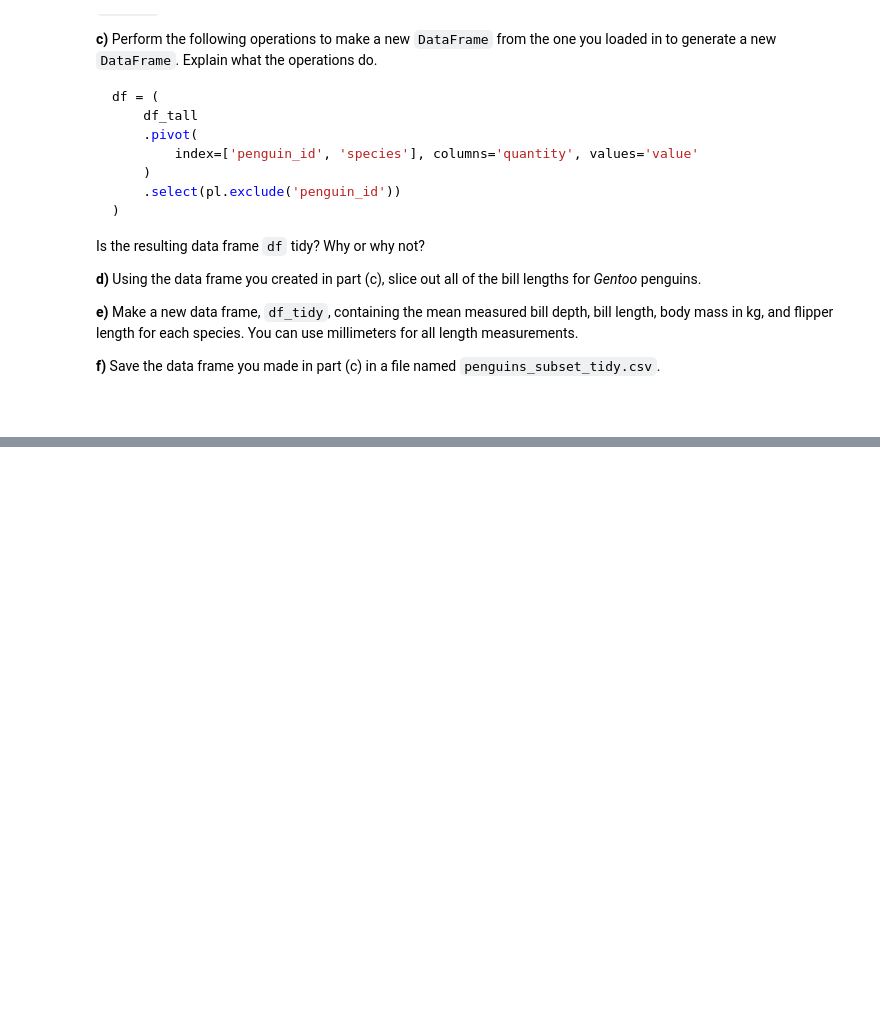
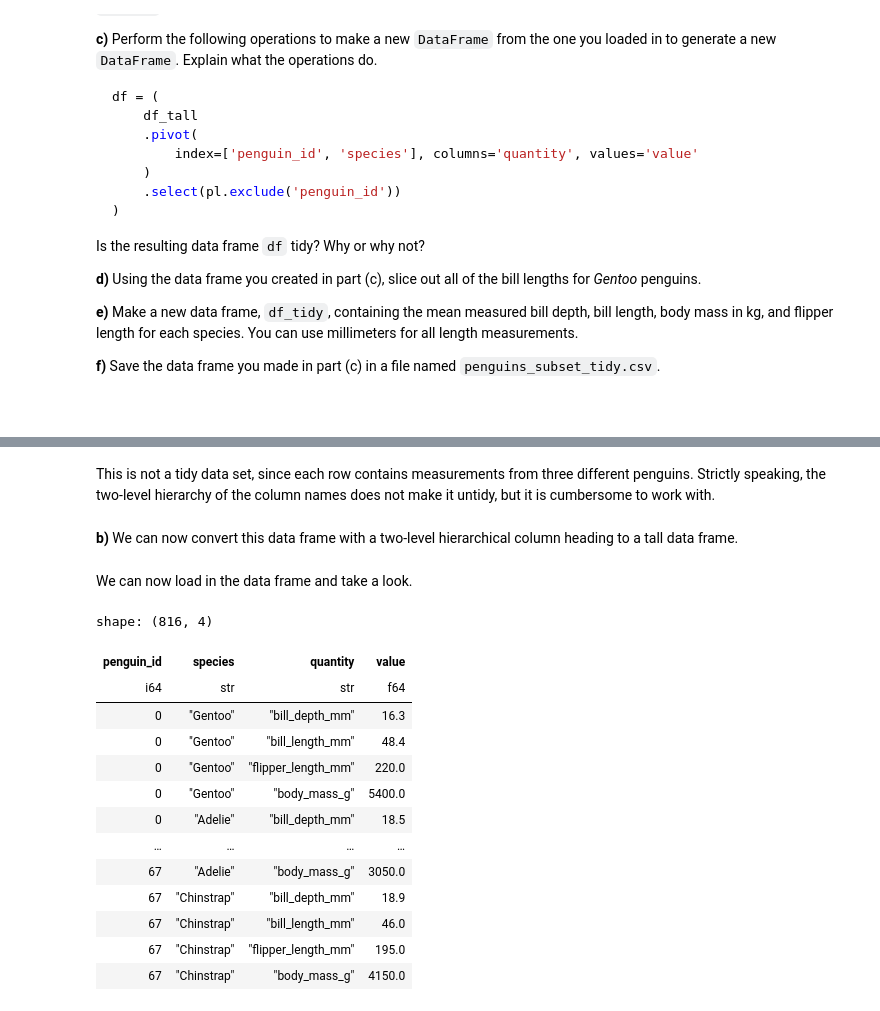
Before and after one commit to wis-stats/wis_stats_notebooks_2025, a Jupyter notebook: palmer_penguins.ipynb, the cells around one changed output, grey strips where cells are left out. Drawn from its saved outputs; the diff is of its cells as text; code cells hidden in the pictures; blank space fills up the shorter version.

```diff
--- a/palmer_penguins.ipynb
+++ b/palmer_penguins.ipynb
@@ -46,0 +80,4 @@ Is the resulting data frame `df` tidy? Why or why not?
+# %% [markdown]
+This is not a tidy data set, since each row contains measurements from three different penguins. Strictly speaking, the two-level hierarchy of the column names does not make it untidy, but it is cumbersome to work with.
+# %% [markdown]
+**b)** We can now convert this data frame with a two-level hierarchical column heading to a tall data frame.
@@ -46,0 +95,22 @@ Is the resulting data frame `df` tidy? Why or why not?
+# %% [markdown]
+We can now load in the data frame and take a look.
+# %%
+df_tall = pl.read_csv('penguins_tall.csv')
+
+# Take a look
+df_tall
+# %% [output]
+shape: (816, 4)
+| penguin_id | species | quantity | value |
+| i64 | str | str | f64 |
+| 0 | "Gentoo" | "bill_depth_mm" | 16.3 |
+| 0 | "Gentoo" | "bill_length_mm" | 48.4 |
+| 0 | "Gentoo" | "flipper_length_mm" | 220.0 |
+| 0 | "Gentoo" | "body_mass_g" | 5400.0 |
+| 0 | "Adelie" | "bill_depth_mm" | 18.5 |
+| … | … | … | … |
+| 67 | "Adelie" | "body_mass_g" | 3050.0 |
+| 67 | "Chinstrap" | "bill_depth_mm" | 18.9 |
+| 67 | "Chinstrap" | "bill_length_mm" | 46.0 |
+| 67 | "Chinstrap" | "flipper_length_mm" | 195.0 |
+| 67 | "Chinstrap" | "body_mass_g" | 4150.0 |
```
Also changed, not shown: parts of 19 cells of this notebook, 18 other files.
